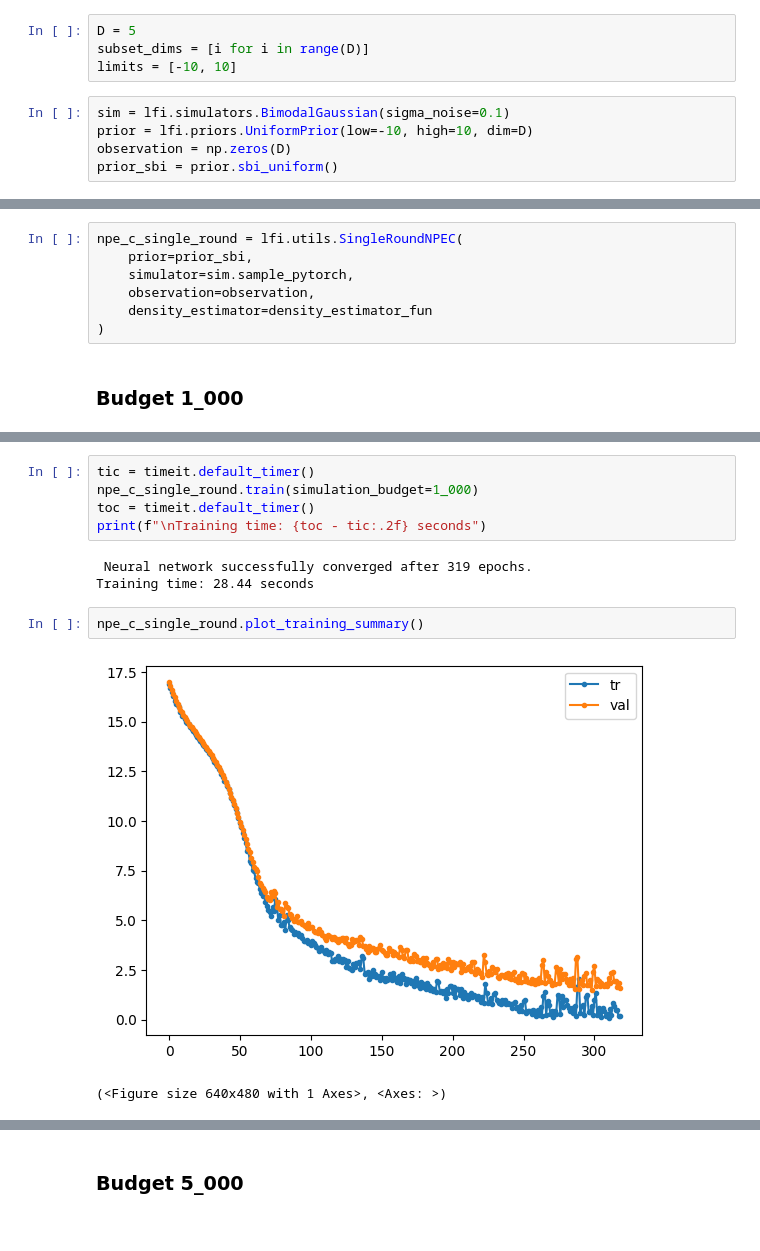
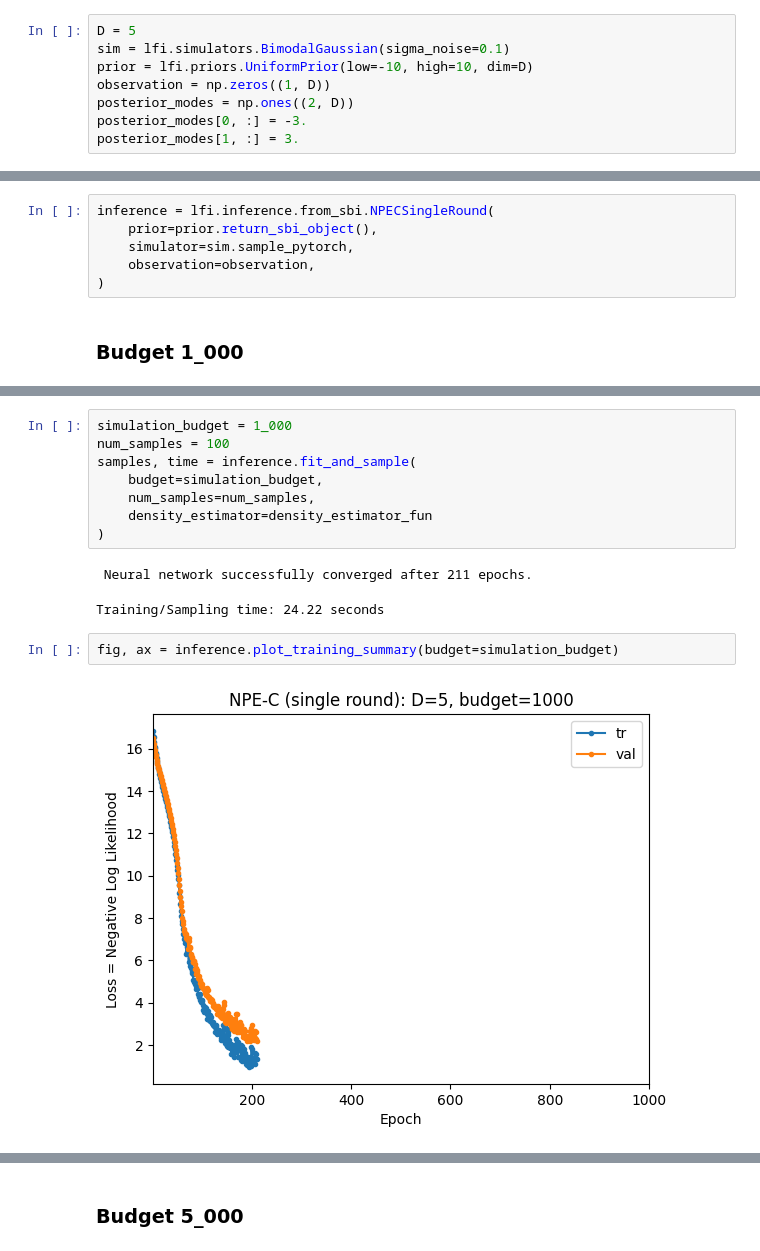
Before and after one commit to TheodoraChrysoula/sbi, a Jupyter notebook: notebooks/bimodal_npe_c.ipynb, the cells around one changed output, grey strips where cells are left out. Saved outputs shown, nothing was run; the diff lists cells and outputs as text.

```diff
--- a/notebooks/bimodal_npe_c.ipynb
+++ b/notebooks/bimodal_npe_c.ipynb
@@ -89,13 +72,12 @@ npe_c_single_round.plot_posterior_samples(subset_dims=subset_dims, limits=limits
 ## D=5
 # %%
 D = 5
-subset_dims = [i for i in range(D)]
-limits = [-10, 10]
+sim = lfi.simulators.BimodalGaussian(sigma_noise=0.1)
+prior = lfi.priors.UniformPrior(low=-10, high=10, dim=D)
+observation = np.zeros((1, D))
+posterior_modes = np.ones((2, D))
+posterior_modes[0, :] = -3.
+posterior_modes[1, :] = 3.
-# %%
-sim = lfi.simulators.BimodalGaussian(sigma_noise=0.1)
-prior = lfi.priors.UniformPrior(low=-10, high=10, dim=D)
-observation = np.zeros(D)
-prior_sbi = prior.sbi_uniform()
 # %%
 density_estimator_fun = sbi.neural_nets.posterior_nn(
     model='nsf',
@@ -105,11 +87,10 @@ density_estimator_fun = sbi.neural_nets.posterior_nn(
     z_score_theta="independent",
 )
 # %%
-npe_c_single_round = lfi.utils.SingleRoundNPEC(
-    prior=prior_sbi,
+inference = lfi.inference.from_sbi.NPECSingleRound(
+    prior=prior.return_sbi_object(),
     simulator=sim.sample_pytorch,
     observation=observation,
-    density_estimator=density_estimator_fun
 )
 # %% [markdown]
 ### Budget 1_000
@@ -116,14 +102,16 @@ npe_c_single_round = lfi.utils.SingleRoundNPEC(
 # %%
-tic = timeit.default_timer()
-npe_c_single_round.train(simulation_budget=1_000)
-toc = timeit.default_timer()
-print(f"\nTraining time: {toc - tic:.2f} seconds")
+simulation_budget = 1_000
+num_samples = 100
+samples, time = inference.fit_and_sample(
+    budget=simulation_budget,
+    num_samples=num_samples,
+    density_estimator=density_estimator_fun
+)
 # %% [output]
- Neural network successfully converged after 319 epochs.
-Training time: 28.44 seconds
+ Neural network successfully converged after 211 epochs.
+Training/Sampling time: 24.22 seconds
 # %%
-npe_c_single_round.plot_training_summary()
+fig, ax = inference.plot_training_summary(budget=simulation_budget)
 # %% [output]
-[figure, old version]
+[figure, new version]
-(<Figure size 640x480 with 1 Axes>, <Axes: >)
 # %%
```
Also changed, not shown: parts of 35 cells of this notebook, 22 other files.
